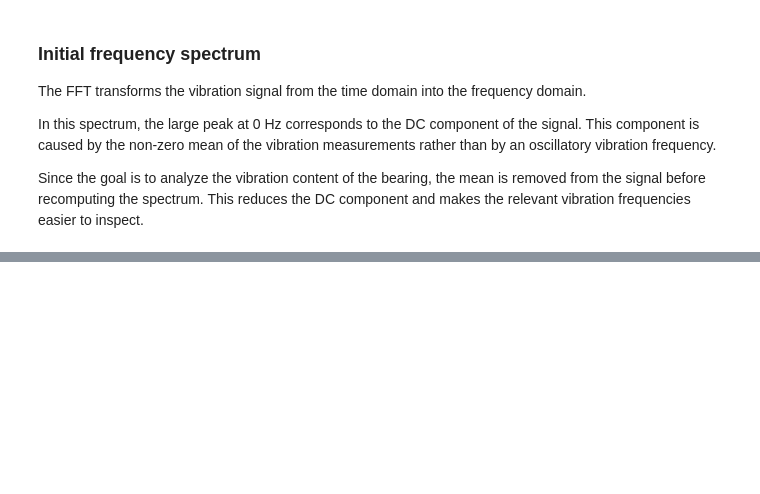
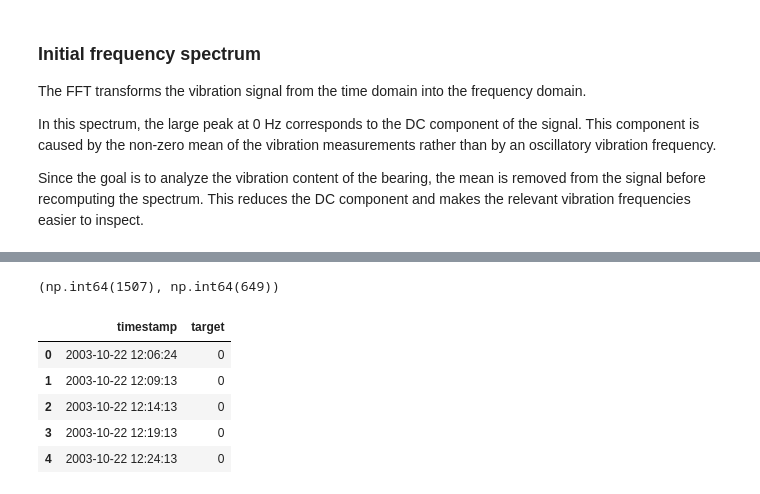
Before and after one commit to amedeone03/machineguard, a Jupyter notebook: notebooks/02_feature_analysis.ipynb, the cells around one changed output, grey strips where cells are left out. Saved outputs shown, nothing was run; the diff lists cells and outputs as text; code cells hidden in the pictures; blank space fills up the shorter version.

```diff
--- a/notebooks/02_feature_analysis.ipynb
+++ b/notebooks/02_feature_analysis.ipynb
@@ -262,0 +295,27 @@ signal_centered = signal - np.mean(signal)
+# %%
+degradation_start = pd.Timestamp("2003-11-20")
+
+normal_count = (
+    features_df["timestamp"] < degradation_start
+).sum()
+
+degraded_count = (
+    features_df["timestamp"] >= degradation_start
+).sum()
+
+normal_count, degraded_count
+# %% [output]
+(np.int64(1507), np.int64(649))
+# %%
+features_df["target"] = (
+    features_df["timestamp"] >= degradation_start
+).astype(int)
+# %%
+features_df[["timestamp", "target"]].head()
+# %% [output]
+|  | timestamp | target |
+| 0 | 2003-10-22 12:06:24 | 0 |
+| 1 | 2003-10-22 12:09:13 | 0 |
+| 2 | 2003-10-22 12:14:13 | 0 |
+| 3 | 2003-10-22 12:19:13 | 0 |
+| 4 | 2003-10-22 12:24:13 | 0 |
```
Also changed, not shown: parts of 11 cells of this notebook, 1 other file.
